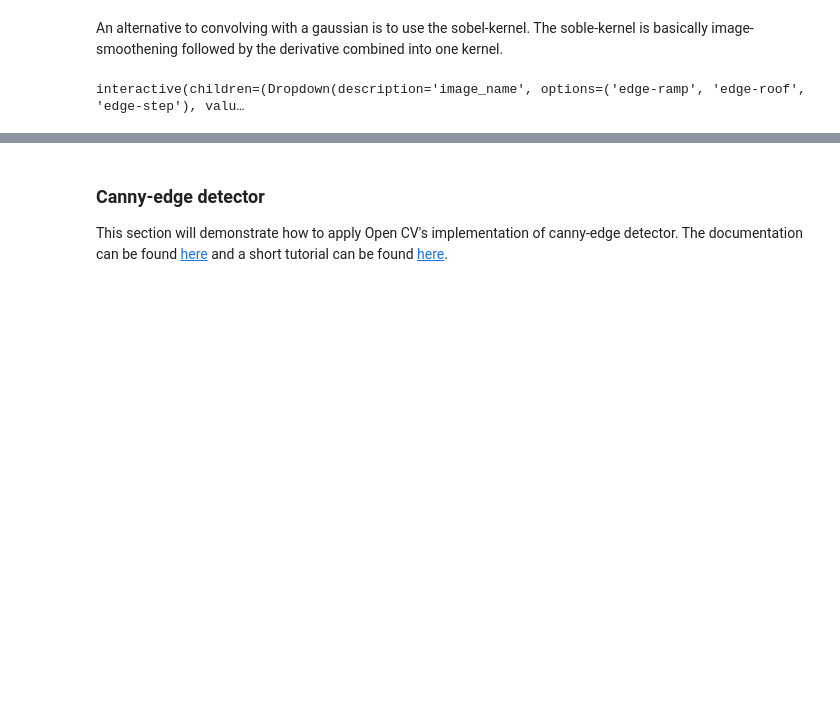
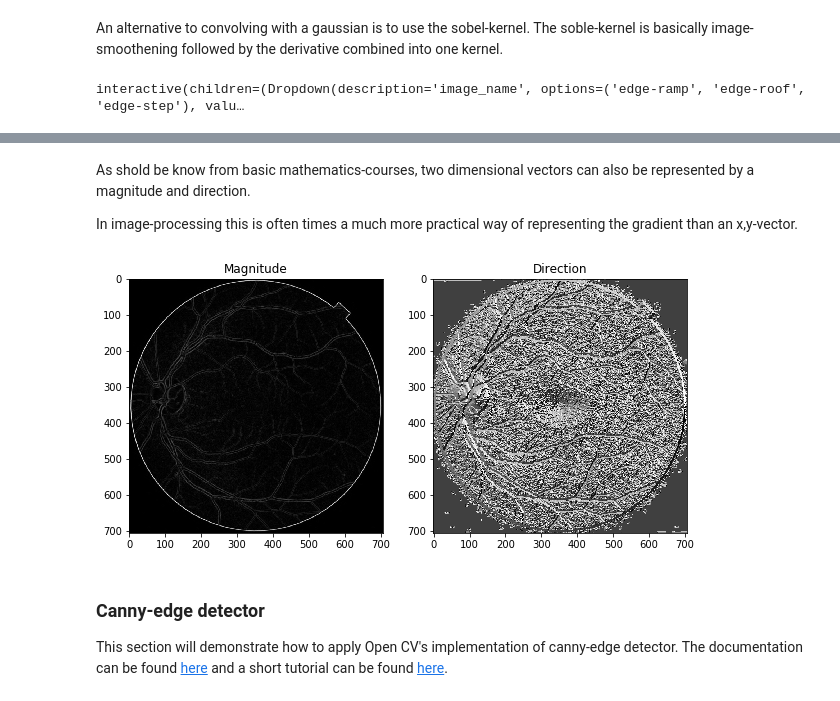
Before and after one commit to ErlingLie/TDT4195-Material, a Jupyter notebook: Segmentation.ipynb, the cells around one changed output, grey strips where cells are left out. Cells and saved outputs as stored; diff of their text form; code cells hidden in the pictures; blank space fills up the shorter version.

```diff
--- a/Segmentation.ipynb
+++ b/Segmentation.ipynb
@@ -121,3 +154,32 @@ interactive(children=(Dropdown(description='image_name', options=('edge-ramp', '
+# %% [markdown]
+As shold be know from basic mathematics-courses, two dimensional vectors can also be represented by a magnitude and direction.
+
+In image-processing this is often times a much more practical way of representing the gradient than an x,y-vector.
+# %%
+from skimage import data
+image = data.retina()[::2, ::2]
+image = np.dot(image, [0.2989, 0.5870, 0.1140])
+x_sobel = np.array([[1, 0, -1],[2,0,-2], [1,0,-1]])
+y_sobel = np.array([[1,2,1], [0,0,0], [-1,-2,-1]])
+
+x_derivative = convolve_image(image, x_sobel).astype(np.float32)
+y_derivative = convolve_image(image, y_sobel).astype(np.float32)
+
+magnitude = np.sqrt(x_derivative**2 + y_derivative**2).astype(np.float32)
+direction = np.arctan2(y_derivative, x_derivative).astype(np.float32)
+
+
+plt.figure(figsize=(10,5))
+plt.subplot(121)
+plt.title("Magnitude")
+plt.imshow(magnitude, cmap ="gray")
+
+plt.subplot(122)
+plt.title("Direction")
+plt.imshow(direction, cmap = "gray")
+plt.show()
+# %% [output]
+[figure, added]
 # %% [markdown]
 ### Canny-edge detector
 This section will demonstrate how to apply Open CV's implementation of canny-edge detector. The documentation can be found [here](https://docs.opencv.org/2.4/modules/imgproc/doc/feature_detection.html) and a short tutorial can be found [here](https://opencv-python-tutroals.readthedocs.io/en/latest/py_tutorials/py_imgproc/py_canny/py_canny.html).
```
Also changed, not shown: parts of 3 cells of this notebook.
